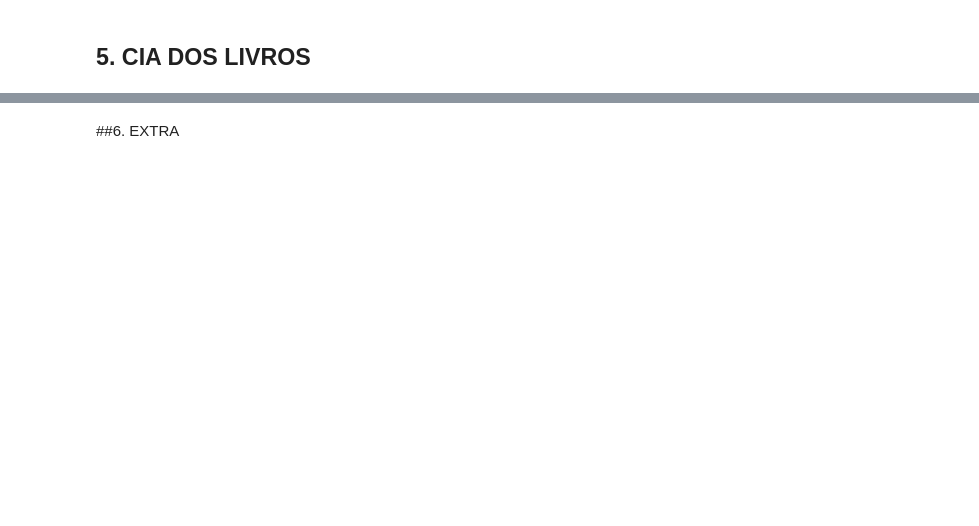
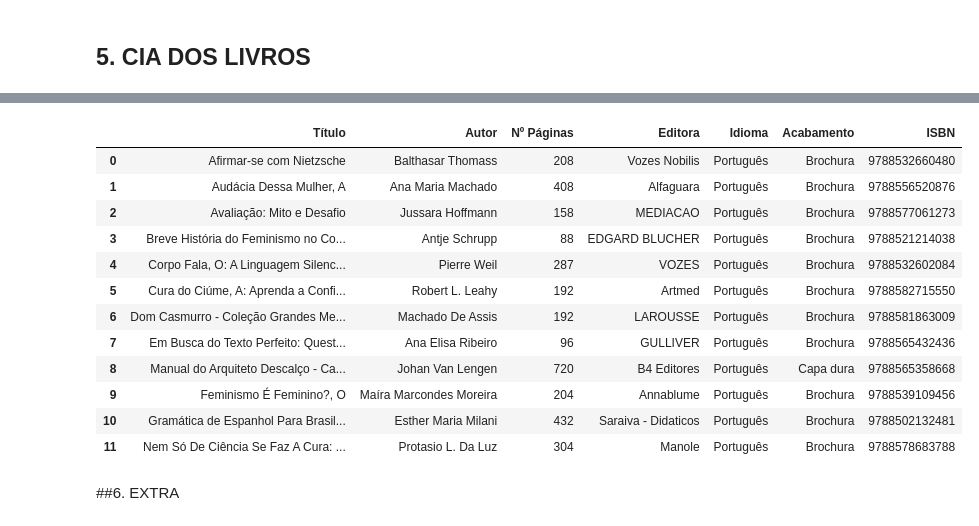
Before and after one commit to cmlins/recuperacaoDeInformacao, a Jupyter notebook: wrapper.ipynb, the cells around one changed output, grey strips where cells are left out. Cells and saved outputs as stored; diff of their text form; code cells hidden in the pictures; blank space fills up the shorter version.

Commit message:
saraiva, travessa, traca, ciadoslivros, extra, livrariacultura, disal, americanas, submarino --> OK

```diff
--- a/wrapper.ipynb
+++ b/wrapper.ipynb
@@ -351,8 +263,3 @@ traca_urls = [r'/content/drive/My Drive/9periodo/Recuperação de Informaça
               r'/content/drive/My Drive/9periodo/Recuperação de Informação/SITES BAIXADOS (Cris)/Traça/Positivas/O Colapso Do Universo - Isaac Asimov - Traça Livraria e Sebo.html',
               r'/content/drive/My Drive/9periodo/Recuperação de Informação/SITES BAIXADOS (Cris)/Traça/Positivas/Políticas Territoriais Na Amazônia - Neli Aparecida De Mello - Traça Livraria e Sebo.html',
               r'/content/drive/My Drive/9periodo/Recuperação de Informação/SITES BAIXADOS (Cris)/Traça/Positivas/Relações Exteriores Do Brasil Contemporâneo - Danielly Silva Ramos Becard - Traça Livraria e Sebo.html']
-# %%
-for url in traca_urls:
-  print(url)
-  traca_single(url)
-  print('\n')
@@ -399,13 +308,24 @@ def cia_dos_livros_single(site):
 
   publishing = [infos_list[i+1] for i in range(len(infos_list)) if infos_list[i] == 'Marca'][0]
 
-  cols = ['Título', 'Autor', 'Nº Páginas', 'Editora', 'Idioma', 'Acabamento']
+  isbn = [infos_list[i+1] for i in range(len(infos_list)) if infos_list[i] == 'ISBN' or infos_list[i] == 'ISBN 13' or infos_list[i] == 'ISBN-13' or infos_list[i] == 'ISBN13'][0]
 
-  list_info = [title, author, n_pages, publishing, language, binding]
-  list_info
-  book_pd = pd.DataFrame([list_info],\
-                        columns=cols)
-  display(book_pd)
+
+  features = [title, author, n_pages, publishing, language, binding, isbn]
+
+  feats = []
+
+  for subfeature in features:
+    if len(subfeature) == 0:
+      feats.append('')
+    elif isinstance(subfeature, str):
+      feats.append(subfeature)
+    elif len(subfeature) == 1:
+      feats.append(subfeature[0])
+    else:
+      feats.append(subfeature[0])
+
+  return create_df(feats)
 # %%
 cia_urls = [r'/content/drive/My Drive/9periodo/Recuperação de Informação/SITES BAIXADOS (Cris)/Cia dos Livros/Positivas/Livro Afirmar-se com Nietzsche - Cia. dos Livros.html',
             r'/content/drive/My Drive/9periodo/Recuperação de Informação/SITES BAIXADOS (Cris)/Cia dos Livros/Positivas/Livro Audácia Dessa Mulher, A - Cia. dos Livros.html',
@@ -419,8 +339,3 @@ cia_urls = [r'/content/drive/My Drive/9periodo/Recuperação de Informação
             r'/content/drive/My Drive/9periodo/Recuperação de Informação/SITES BAIXADOS (Cris)/Cia dos Livros/Positivas/Livro Feminismo É Feminino?, O - Cia. dos Livros.html',
             r'/content/drive/My Drive/9periodo/Recuperação de Informação/SITES BAIXADOS (Cris)/Cia dos Livros/Positivas/Livro Gramática de Espanhol Para Brasileiros - Cia. dos Livros.html',
             r'/content/drive/My Drive/9periodo/Recuperação de Informação/SITES BAIXADOS (Cris)/Cia dos Livros/Positivas/Livro Nem Só De Ciência Se Faz A Cura - O Que Os Pacientes Me Ensinaram - Cia. dos Livros.html']
-# %%
-for url in cia_urls:
-  print(url)
-  cia_dos_livros_single(url)
-  print('\n')
@@ -447,3 +342,27 @@ for url in cia_urls:
+# %%
+frames = []
+
+for url in cia_urls:
+  frame = cia_dos_livros_single(url)
+  frames.append(frame)
+
+dfs = pd.concat(frames,ignore_index=True)
+# %%
+dfs
+# %% [output]
+|  | Título | Autor | Nº Páginas | Editora | Idioma | Acabamento | ISBN |
+| 0 | Afirmar-se com Nietzsche | Balthasar Thomass | 208 | Vozes Nobilis | Português | Brochura | 9788532660480 |
+| 1 | Audácia Dessa Mulher, A | Ana Maria Machado | 408 | Alfaguara | Português | Brochura | 9788556520876 |
+| 2 | Avaliação: Mito e Desafio | Jussara Hoffmann | 158 | MEDIACAO | Português | Brochura | 9788577061273 |
+| 3 | Breve História do Feminismo no Co... | Antje Schrupp | 88 | EDGARD BLUCHER | Português | Brochura | 9788521214038 |
+| 4 | Corpo Fala, O: A Linguagem Silenc... | Pierre Weil | 287 | VOZES | Português | Brochura | 9788532602084 |
+| 5 | Cura do Ciúme, A: Aprenda a Confi... | Robert L. Leahy | 192 | Artmed | Português | Brochura | 9788582715550 |
+| 6 | Dom Casmurro - Coleção Grandes Me... | Machado De Assis | 192 | LAROUSSE | Português | Brochura | 9788581863009 |
+| 7 | Em Busca do Texto Perfeito: Quest... | Ana Elisa Ribeiro | 96 | GULLIVER | Português | Brochura | 9788565432436 |
+| 8 | Manual do Arquiteto Descalço - Ca... | Johan Van Lengen | 720 | B4 Editores | Português | Capa dura | 9788565358668 |
+| 9 | Feminismo É Feminino?, O | Maíra Marcondes Moreira | 204 | Annablume | Português | Brochura | 9788539109456 |
+| 10 | Gramática de Espanhol Para Brasil... | Esther Maria Milani | 432 | Saraiva - Didaticos | Português | Brochura | 9788502132481 |
+| 11 | Nem Só De Ciência Se Faz A Cura: ... | Protasio L. Da Luz | 304 | Manole | Português | Brochura | 9788578683788 |
 # %% [markdown]
 ##6. EXTRA
 # %%
```
Also changed, not shown: parts of 46 cells of this notebook.
